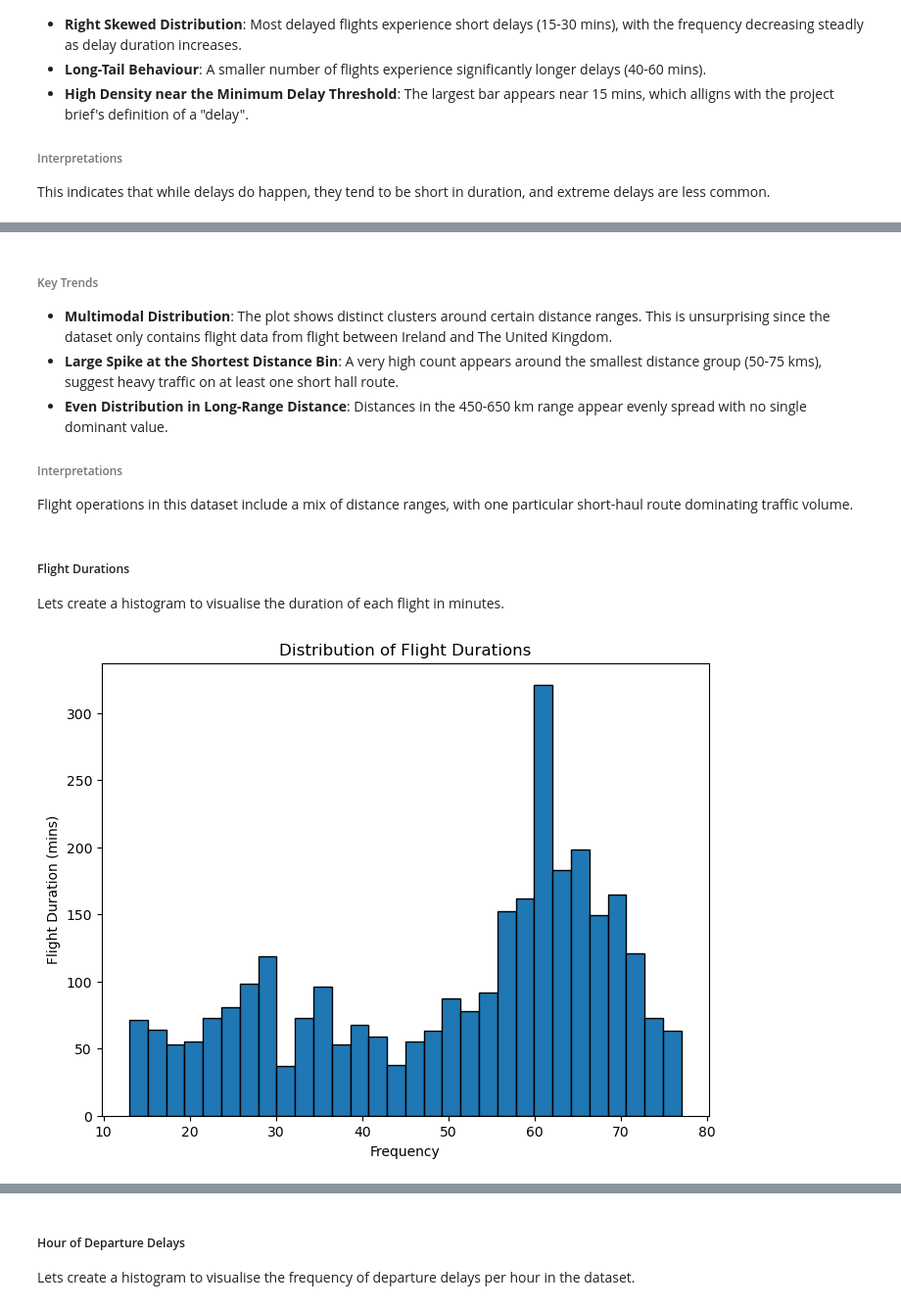
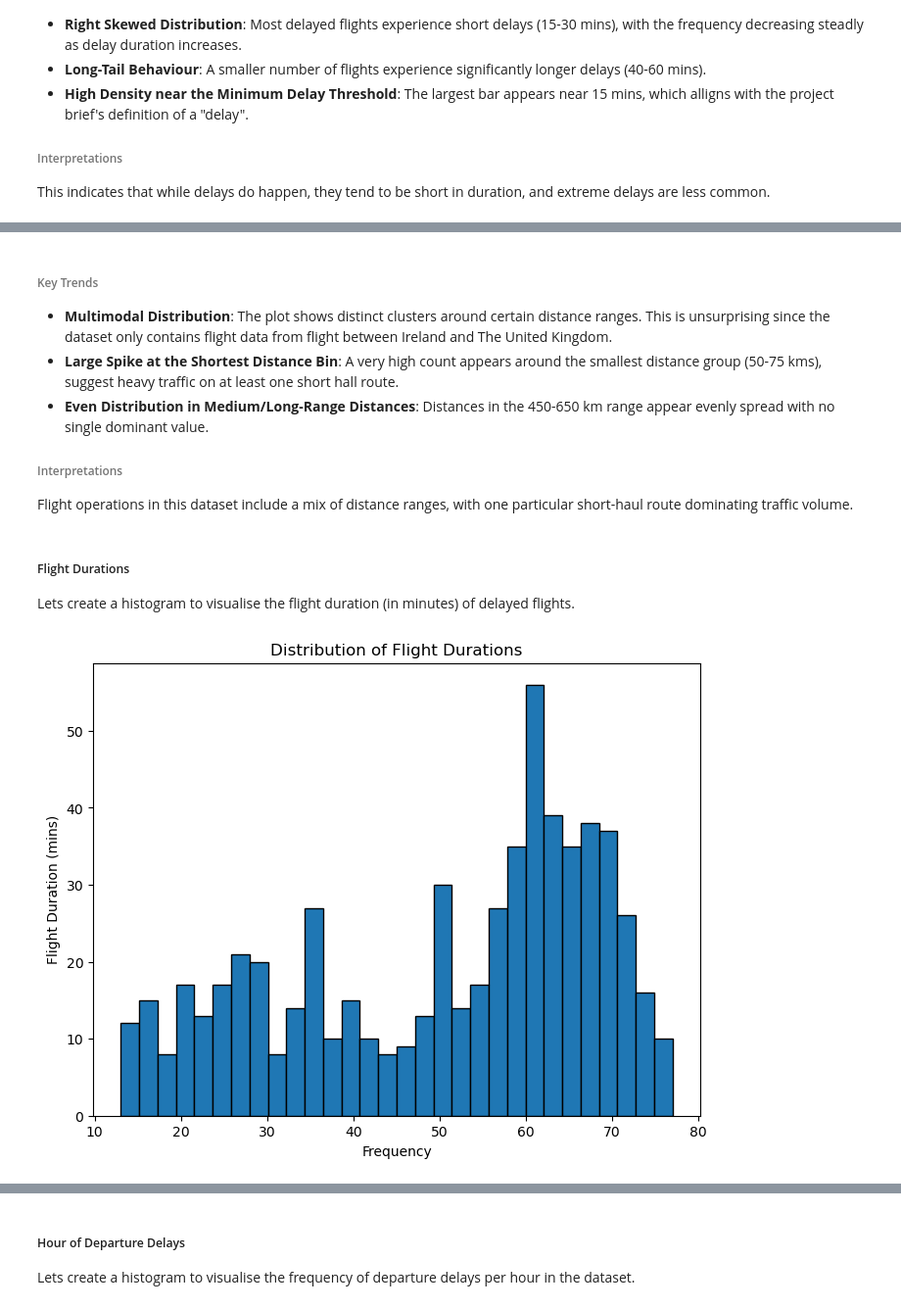
Before and after one commit to frederick2003/Classification-Algorithms-for-Synthetic-Flight-Data, a Jupyter notebook: Analysis.ipynb, the cells around one changed output, grey strips where cells are left out. Shown at 98% size. Drawn from its saved outputs; the diff is of its cells as text; code cells hidden in the pictures.

```diff
--- a/Analysis.ipynb
+++ b/Analysis.ipynb
@@ -437,32 +442,32 @@ plt.show()
 
 - **Multimodal Distribution**: The plot shows distinct clusters around certain distance ranges. This is unsurprising since the dataset only contains flight data from flight between Ireland and The United Kingdom.
 - **Large Spike at the Shortest Distance Bin**: A very high count appears around the smallest distance group (50-75 kms), suggest heavy traffic on at least one short hall route.
-- **Even Distribution in Long-Range Distance**: Distances in the 450-650 km range appear evenly spread with no single dominant value.
+- **Even Distribution in Medium/Long-Range Distances**: Distances in the 450-650 km range appear evenly spread with no single dominant value.
 
 ###### Interpretations
 Flight operations in this dataset include a mix of distance ranges, with one particular short-haul route dominating traffic volume.
 # %% [markdown]
 ##### Flight Durations
 
-Lets create a histogram to visualise the duration of each flight in minutes.
+Lets create a histogram to visualise the flight duration (in minutes) of delayed flights.
 # %%
 # Flight Duration scatter plot
-flight_duration = flight_info_df["flight_duration_mins"]
+flight_duration = delayed_flight_df["flight_duration_mins"]
 
 # Define plot characterists
 flight_duration.plot.hist(
     bins=30,
     figsize=(8,6),
     edgecolor="black"
 )
 
 # Define plot labels
 plt.title("Distribution of Flight Durations")
 plt.xlabel("Frequency")
 plt.ylabel("Flight Duration (mins)")
 plt.show()
 # %% [output]
-[figure, old version]
+[figure, new version]
 # %% [markdown]
 ###### Key Trends
 
```
Also changed, not shown: parts of 85 cells of this notebook.
